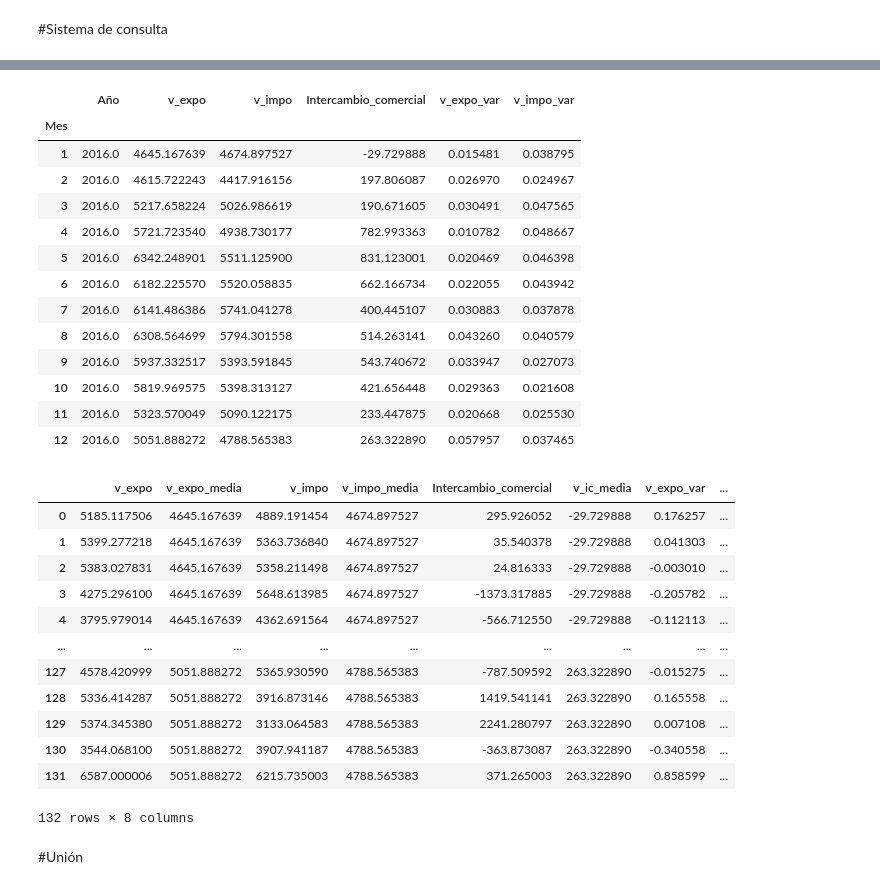
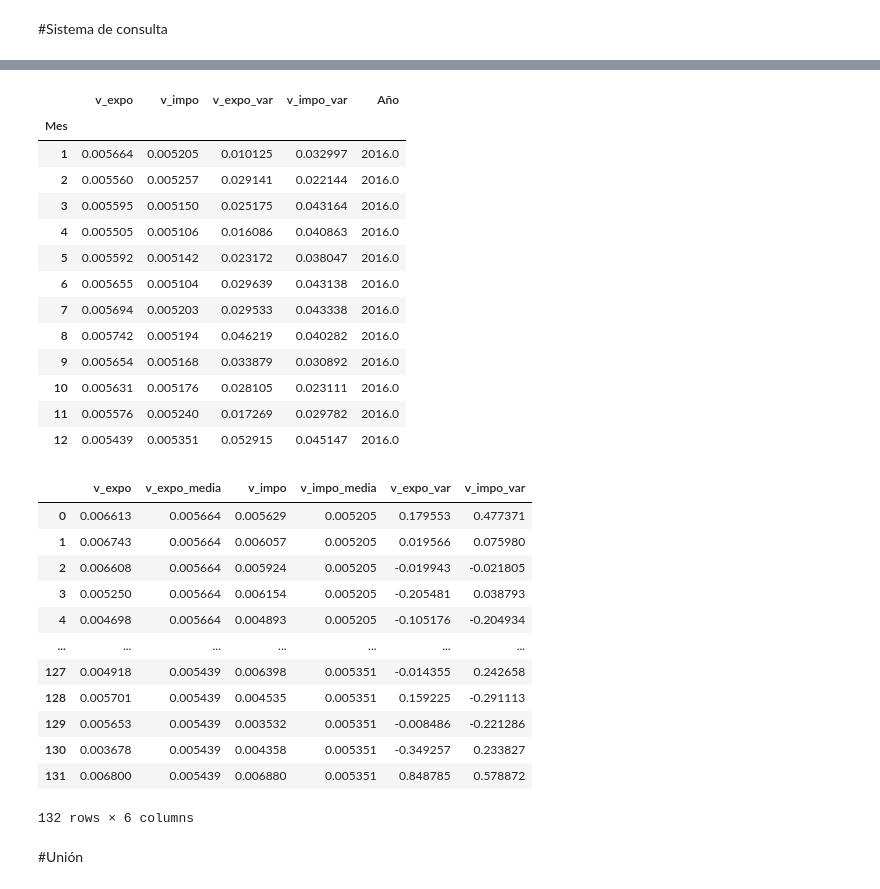
Before and after one commit to LucaGelmini/notebooks_indec, a Jupyter notebook: Estacionalidad/Estacionalidad-final.ipynb, the cells around one changed output, grey strips where cells are left out. Drawn from its saved outputs; the diff is of its cells as text; code cells hidden in the pictures.

```diff
--- a/Estacionalidad/Estacionalidad-final.ipynb
+++ b/Estacionalidad/Estacionalidad-final.ipynb
@@ -9,6 +9,8 @@ import math
 import matplotlib.pyplot as plt
 serie_mensual = './datos/serie_mensual_indices_comex.xls'
 Intercambio_comercial = "./datos/Serie Intercambio comercial.csv"
+pedido_Mines_x = './Datos/Envio_InformeEXPO_202112.xls'
+pedido_Mines_m ='./Datos/Envio_InformeIMPO_202112.xls'
 
 desde = 2011
 hasta = 2021
@@ -293,0 +227,7 @@ df_consulta_fil
+# %%
+mines_x = pd.read_excel(pedido_Mines_x, sheet_name= 'Desestacionalizada')
+mines_m = pd.read_excel(pedido_Mines_m, sheet_name= 'Desestacionalizada')
+
+df_consulta = pd.concat([mines_x, mines_m], axis= 1)
+df_consulta.columns = ['Período','v_expo','quitar','v_impo']
+df_consulta.drop('quitar', axis=1)
@@ -293,0 +276,12 @@ df_consulta_fil
+# %%
+mask = (df_consulta['Período'] >= f'{desde}-01-01') & (df_consulta['Período'] <= f'{hasta}-12-01')
+df_consulta_fil = df_consulta.loc[mask]
+
+
+mes_df_consulta_fil = list(map(lambda m: m.month, df_consulta_fil.Período))
+anio_df_consulta_fil= list(map(lambda m: m.year, df_consulta_fil.Período))
+
+df_consulta_fil['Año'] = anio_df_consulta_fil
+df_consulta_fil['Mes'] = mes_df_consulta_fil
+
+df_consulta_fil
@@ -326,23 +343,22 @@ def col_float(variable,lista):
 medias = df_consulta_ordered.groupby(['Mes']).mean()
 v_expo_mediaa = medias.v_expo.tolist()
 v_impo_mediaa = medias.v_impo.tolist()
-ic_mediaa = medias.Intercambio_comercial.tolist()
 medias
 # %% [output]
-|  | Año | v_expo | v_impo | Intercambio_comercial | v_expo_var | v_impo_var |
-| Mes |  |  |  |  |  |  |
-| 1 | 2016.0 | 4645.167639 | 4674.897527 | -29.729888 | 0.015481 | 0.038795 |
-| 2 | 2016.0 | 4615.722243 | 4417.916156 | 197.806087 | 0.026970 | 0.024967 |
-| 3 | 2016.0 | 5217.658224 | 5026.986619 | 190.671605 | 0.030491 | 0.047565 |
-| 4 | 2016.0 | 5721.723540 | 4938.730177 | 782.993363 | 0.010782 | 0.048667 |
-| 5 | 2016.0 | 6342.248901 | 5511.125900 | 831.123001 | 0.020469 | 0.046398 |
-| 6 | 2016.0 | 6182.225570 | 5520.058835 | 662.166734 | 0.022055 | 0.043942 |
-| 7 | 2016.0 | 6141.486386 | 5741.041278 | 400.445107 | 0.030883 | 0.037878 |
-| 8 | 2016.0 | 6308.564699 | 5794.301558 | 514.263141 | 0.043260 | 0.040579 |
-| 9 | 2016.0 | 5937.332517 | 5393.591845 | 543.740672 | 0.033947 | 0.027073 |
-| 10 | 2016.0 | 5819.969575 | 5398.313127 | 421.656448 | 0.029363 | 0.021608 |
-| 11 | 2016.0 | 5323.570049 | 5090.122175 | 233.447875 | 0.020668 | 0.025530 |
-| 12 | 2016.0 | 5051.888272 | 4788.565383 | 263.322890 | 0.057957 | 0.037465 |
+|  | v_expo | v_impo | v_expo_var | v_impo_var | Año |
+| Mes |  |  |  |  |  |
+| 1 | 0.005664 | 0.005205 | 0.010125 | 0.032997 | 2016.0 |
+| 2 | 0.005560 | 0.005257 | 0.029141 | 0.022144 | 2016.0 |
+| 3 | 0.005595 | 0.005150 | 0.025175 | 0.043164 | 2016.0 |
+| 4 | 0.005505 | 0.005106 | 0.016086 | 0.040863 | 2016.0 |
+| 5 | 0.005592 | 0.005142 | 0.023172 | 0.038047 | 2016.0 |
+| 6 | 0.005655 | 0.005104 | 0.029639 | 0.043138 | 2016.0 |
+| 7 | 0.005694 | 0.005203 | 0.029533 | 0.043338 | 2016.0 |
+| 8 | 0.005742 | 0.005194 | 0.046219 | 0.040282 | 2016.0 |
+| 9 | 0.005654 | 0.005168 | 0.033879 | 0.030892 | 2016.0 |
+| 10 | 0.005631 | 0.005176 | 0.028105 | 0.023111 | 2016.0 |
+| 11 | 0.005576 | 0.005240 | 0.017269 | 0.029782 | 2016.0 |
+| 12 | 0.005439 | 0.005351 | 0.052915 | 0.045147 | 2016.0 |
 # %%
 def repite_en_lista(df, columna):
     lista = []
@@ -357,25 +372,24 @@ ic_media = repite_en_lista(df_consulta_ordered, ic_mediaa)
 # %%
 df_consulta_ordered['v_expo_media']=v_expo_media
 df_consulta_ordered['v_impo_media']=v_impo_media
-df_consulta_ordered['v_ic_media']=ic_media
 # %%
-df_consulta_wr=df_consulta_ordered[['v_expo', 'v_expo_media','v_impo', 'v_impo_media','Intercambio_comercial', 'v_ic_media', 'v_expo_var','v_impo_var']]
+df_consulta_wr=df_consulta_ordered[['v_expo', 'v_expo_media','v_impo', 'v_impo_media', 'v_expo_var','v_impo_var']]
 df_consulta_wr = df_consulta_wr.reset_index(drop=True)
 df_consulta_wr
 # %% [output]
-|  | v_expo | v_expo_media | v_impo | v_impo_media | Intercambio_comercial | v_ic_media | v_expo_var | ... |
-| 0 | 5185.117506 | 4645.167639 | 4889.191454 | 4674.897527 | 295.926052 | -29.729888 | 0.176257 | ... |
-| 1 | 5399.277218 | 4645.167639 | 5363.736840 | 4674.897527 | 35.540378 | -29.729888 | 0.041303 | ... |
-| 2 | 5383.027831 | 4645.167639 | 5358.211498 | 4674.897527 | 24.816333 | -29.729888 | -0.003010 | ... |
-| 3 | 4275.296100 | 4645.167639 | 5648.613985 | 4674.897527 | -1373.317885 | -29.729888 | -0.205782 | ... |
-| 4 | 3795.979014 | 4645.167639 | 4362.691564 | 4674.897527 | -566.712550 | -29.729888 | -0.112113 | ... |
-| ... | ... | ... | ... | ... | ... | ... | ... | ... |
-| 127 | 4578.420999 | 5051.888272 | 5365.930590 | 4788.565383 | -787.509592 | 263.322890 | -0.015275 | ... |
-| 128 | 5336.414287 | 5051.888272 | 3916.873146 | 4788.565383 | 1419.541141 | 263.322890 | 0.165558 | ... |
-| 129 | 5374.345380 | 5051.888272 | 3133.064583 | 4788.565383 | 2241.280797 | 263.322890 | 0.007108 | ... |
-| 130 | 3544.068100 | 5051.888272 | 3907.941187 | 4788.565383 | -363.873087 | 263.322890 | -0.340558 | ... |
-| 131 | 6587.000006 | 5051.888272 | 6215.735003 | 4788.565383 | 371.265003 | 263.322890 | 0.858599 | ... |
+|  | v_expo | v_expo_media | v_impo | v_impo_media | v_expo_var | v_impo_var |
+| 0 | 0.006613 | 0.005664 | 0.005629 | 0.005205 | 0.179553 | 0.477371 |
+| 1 | 0.006743 | 0.005664 | 0.006057 | 0.005205 | 0.019566 | 0.075980 |
+| 2 | 0.006608 | 0.005664 | 0.005924 | 0.005205 | -0.019943 | -0.021805 |
+| 3 | 0.005250 | 0.005664 | 0.006154 | 0.005205 | -0.205481 | 0.038793 |
+| 4 | 0.004698 | 0.005664 | 0.004893 | 0.005205 | -0.105176 | -0.204934 |
+| ... | ... | ... | ... | ... | ... | ... |
+| 127 | 0.004918 | 0.005439 | 0.006398 | 0.005351 | -0.014355 | 0.242658 |
+| 128 | 0.005701 | 0.005439 | 0.004535 | 0.005351 | 0.159225 | -0.291113 |
+| 129 | 0.005653 | 0.005439 | 0.003532 | 0.005351 | -0.008486 | -0.221286 |
+| 130 | 0.003678 | 0.005439 | 0.004358 | 0.005351 | -0.349257 | 0.233827 |
+| 131 | 0.006800 | 0.005439 | 0.006880 | 0.005351 | 0.848785 | 0.578872 |
-132 rows × 8 columns
+132 rows × 6 columns
 # %% [markdown]
 #Unión
 # %%
```
Also changed, not shown: parts of 11 cells of this notebook, 5 other files.
